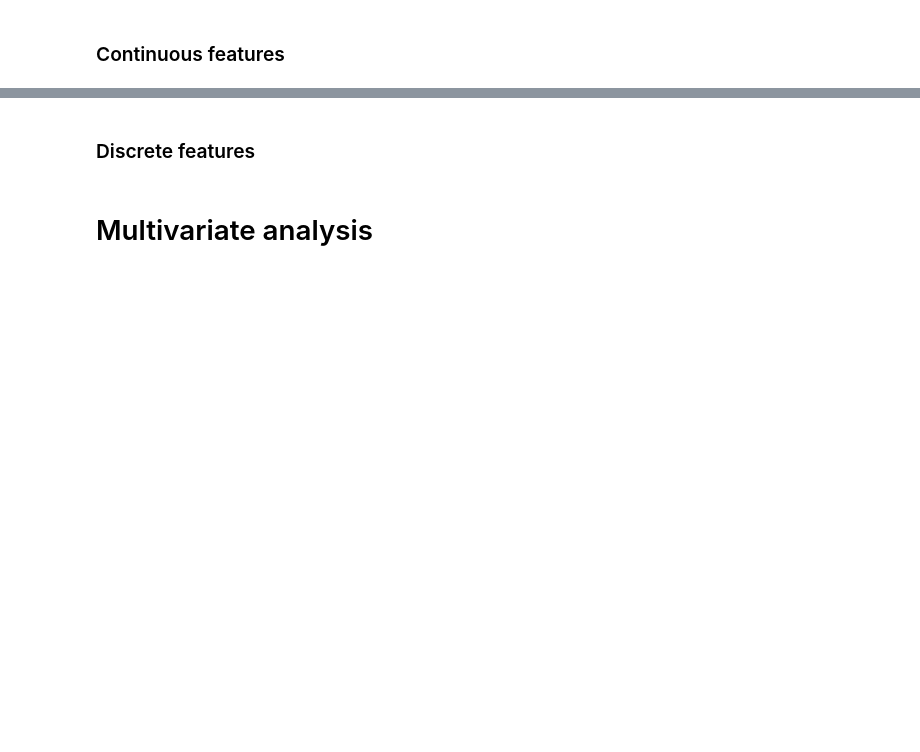
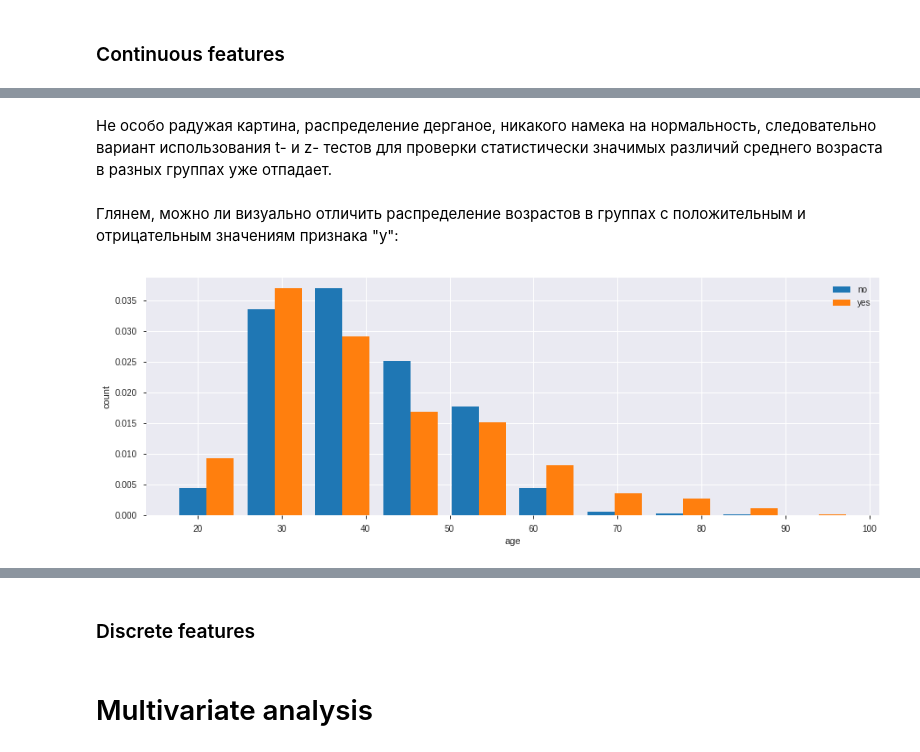
Before and after one commit to IooHooI/DATA_PREPARATION, a Jupyter notebook: notebooks/EDA.ipynb, the cells around one changed output, grey strips where cells are left out. Drawn from its saved outputs; the diff is of its cells as text; code cells hidden in the pictures; blank space fills up the shorter version.

```diff
--- a/notebooks/EDA.ipynb
+++ b/notebooks/EDA.ipynb
@@ -407,0 +446,17 @@ profiling_report.get_rejected_variables()
+# %% [markdown]
+Не особо радужая картина, распределение дерганое, никакого намека на нормальность, следовательно вариант использования t- и z- тестов для проверки статистически значимых различий среднего возраста в разных группах уже отпадает.
+# %% [markdown]
+Глянем, можно ли визуально отличить распределение возрастов в группах с положительным и отрицательным значениям признака "y":
+# %%
+plt.figure(figsize=(15, 5))
+plt.hist(
+    [data[data.y == 'no'][continuous_features[0]], data[data.y == 'yes'][continuous_features[0]]],
+    label=['no', 'yes'],
+    density=True
+)
+plt.legend()
+plt.xlabel('age')
+plt.ylabel('count')
+plt.show()
+# %% [output]
+[figure, added]
```
Also changed, not shown: parts of 42 cells of this notebook.
